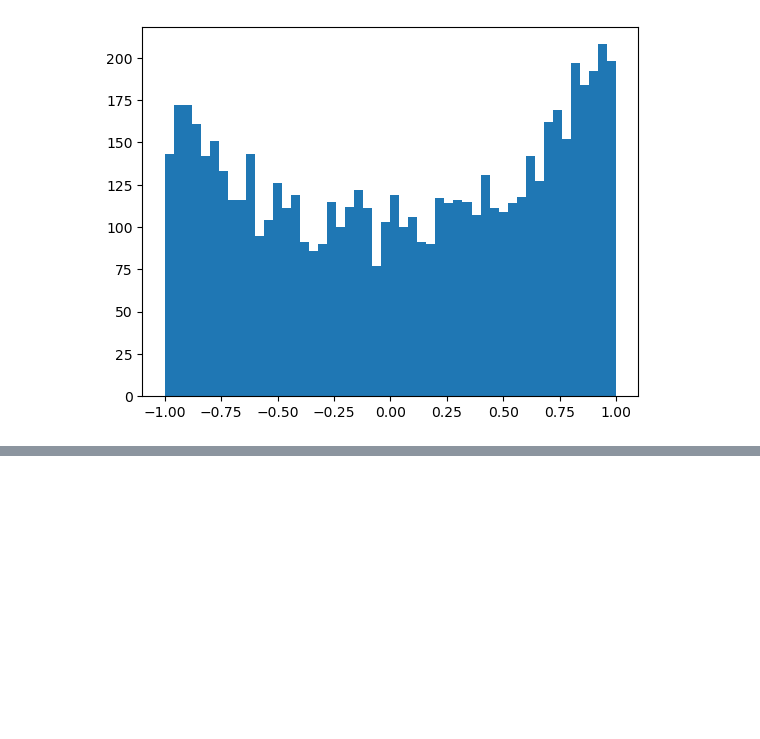
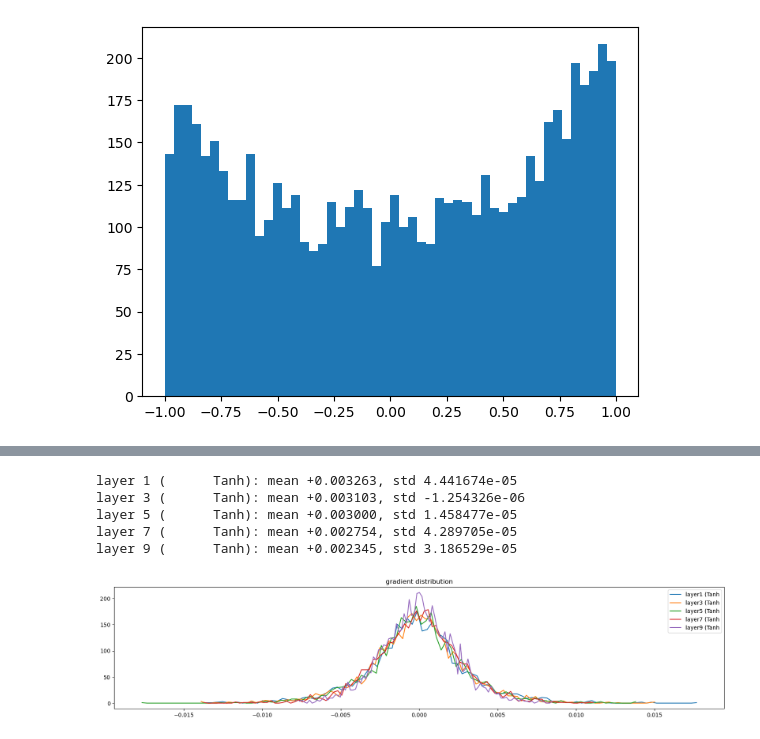
Before and after one commit to kamal-tanwar/makemore, a Jupyter notebook: makemore_part3.ipynb, the cells around one changed output, grey strips where cells are left out. Saved outputs shown, nothing was run; the diff lists cells and outputs as text; code cells hidden in the pictures; blank space fills up the shorter version.

```diff
--- a/makemore_part3.ipynb
+++ b/makemore_part3.ipynb
@@ -219,0 +364,19 @@ plt.hist(h.view(-1).tolist(), 50); # Why is this a problem? hint: derivative of
+# %%
+plt.figure(figsize=(20, 4))
+legends = []
+for i, layer in enumerate(layers[:-1]):
+  if isinstance(layer, Tanh):
+    t = layer.out.grad
+    print('layer %d (%10s): mean %+f, std %e' % (i, layer.__class__.__name__, t.std(), t.mean()))
+    hy, hx = torch.histogram(t, density=True)
+    plt.plot(hx[:-1].detach(), hy.detach())
+    legends.append(f'layer{i} ({layer.__class__.__name__}')
+plt.legend(legends)
+plt.title('gradient distribution');
+# %% [output]
+layer 1 (      Tanh): mean +0.003263, std 4.441674e-05
+layer 3 (      Tanh): mean +0.003103, std -1.254326e-06
+layer 5 (      Tanh): mean +0.003000, std 1.458477e-05
+layer 7 (      Tanh): mean +0.002754, std 4.289705e-05
+layer 9 (      Tanh): mean +0.002345, std 3.186529e-05
+[figure, added]
```
Also changed, not shown: parts of 7 cells of this notebook.
